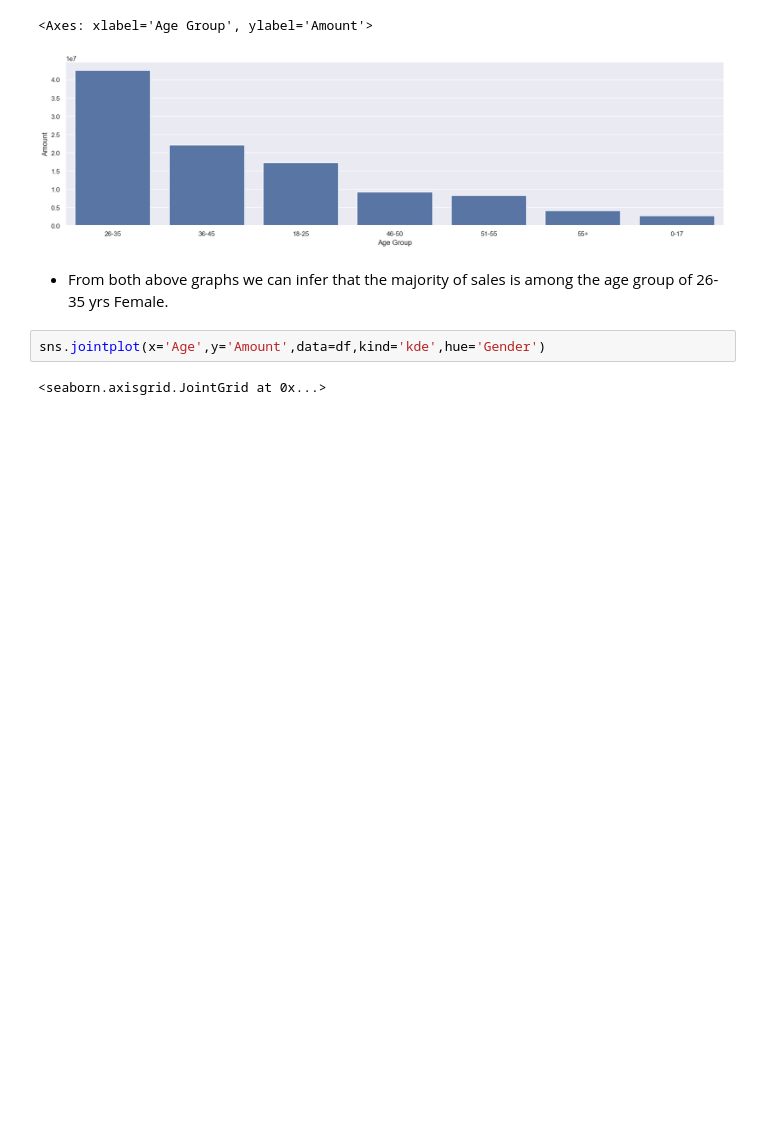
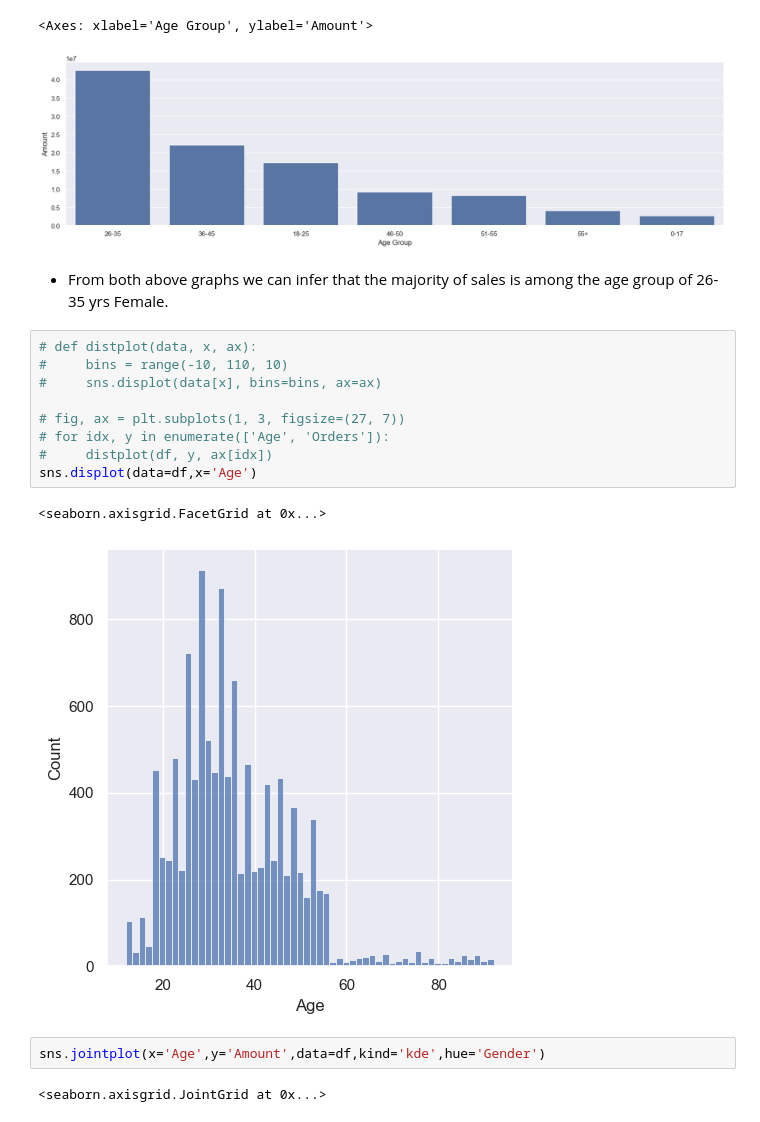
Before and after one commit to ShadowMonarch9871/EDA-Sales-Analysis, a Jupyter notebook: Sales_Analysis.ipynb, the cells around one changed output. Saved outputs shown, nothing was run; the diff lists cells and outputs as text; blank space fills up the shorter version.

Commit message:
Adding More Plots

```diff
--- a/Sales_Analysis.ipynb
+++ b/Sales_Analysis.ipynb
@@ -152,6 +152,18 @@ sns.barplot(x='Age Group',y='Amount',data=sales_age)
 [figure]
 # %% [markdown]
 * From both above graphs we can infer that the majority of sales is among the age group of 26-35 yrs Female.
+# %%
+# def distplot(data, x, ax):
+#     bins = range(-10, 110, 10)
+#     sns.displot(data[x], bins=bins, ax=ax)
+
+# fig, ax = plt.subplots(1, 3, figsize=(27, 7))
+# for idx, y in enumerate(['Age', 'Orders']):
+#     distplot(df, y, ax[idx])
+sns.displot(data=df,x='Age')
+# %% [output]
+<seaborn.axisgrid.FacetGrid at 0x...>
+[figure, added]
 # %%
 sns.jointplot(x='Age',y='Amount',data=df,kind='kde',hue='Gender')
 # %% [output]
```
